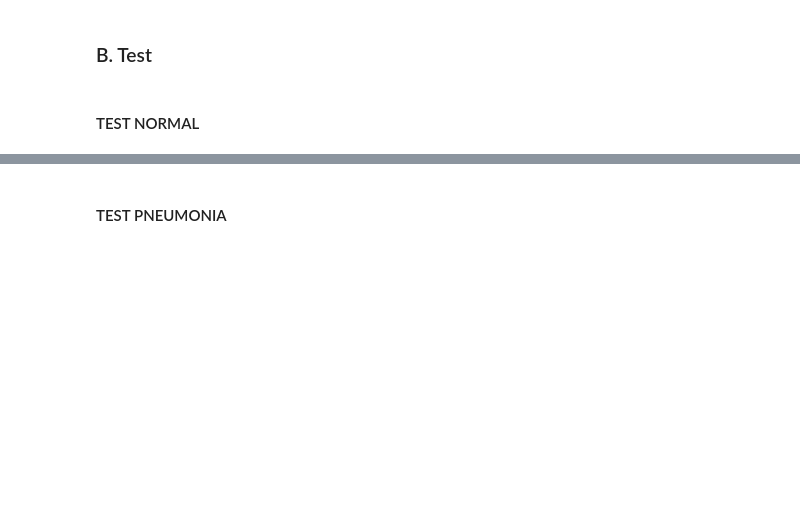
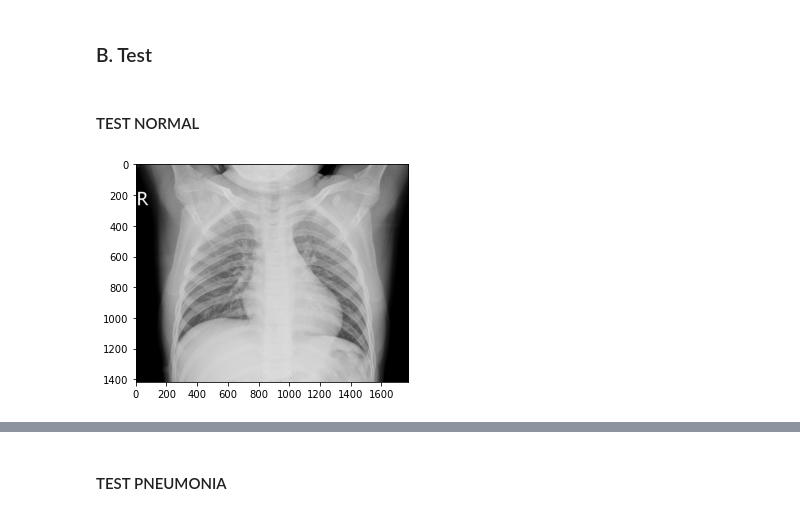
Before and after one commit to radiangle/pneumonia-classification, a Jupyter notebook: image_classification_song.ipynb, the cells around one changed output, grey strips where cells are left out. Drawn from its saved outputs; the diff is of its cells as text; code cells hidden in the pictures; blank space fills up the shorter version.

```diff
--- a/image_classification_song.ipynb
+++ b/image_classification_song.ipynb
@@ -254,9 +280,11 @@ import cv2
 # %% [markdown]
 #### TEST NORMAL
 # %%
-img_normal = cv2.imread('154006829.jpg')
+img_normal = cv2.imread("C:/Users/jyson/dsc148_wi23/dsc148-project/val/NORMAL/NORMAL2-IM-1427-0001.jpeg")
 plt.imshow(img_normal)
 plt.show()
+# %% [output]
+[figure, added]
 # %%
 resize = tf.image.resize(img_normal, (256,256))
 plt.imshow(resize.numpy().astype(int))
```
Also changed, not shown: parts of 12 cells of this notebook.
